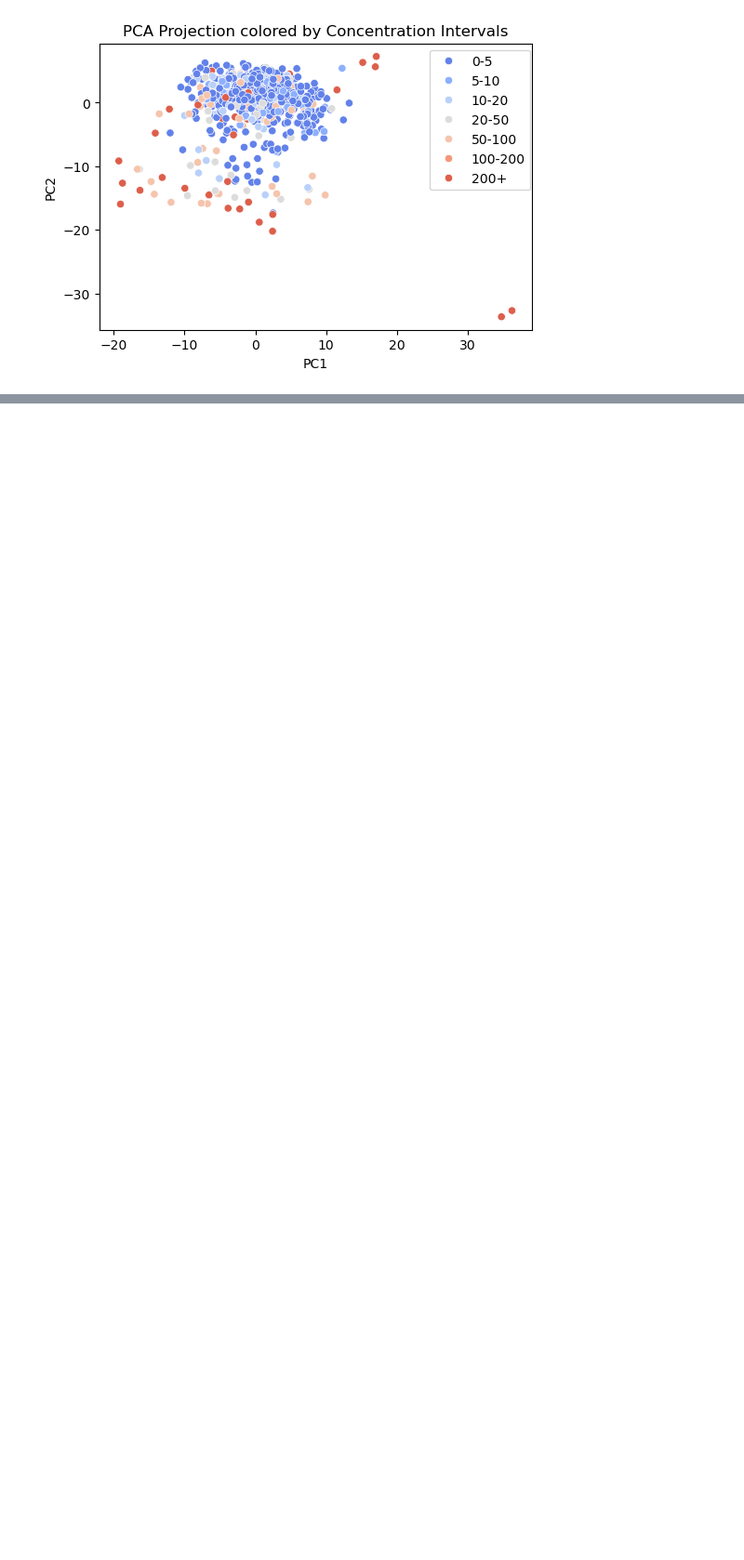
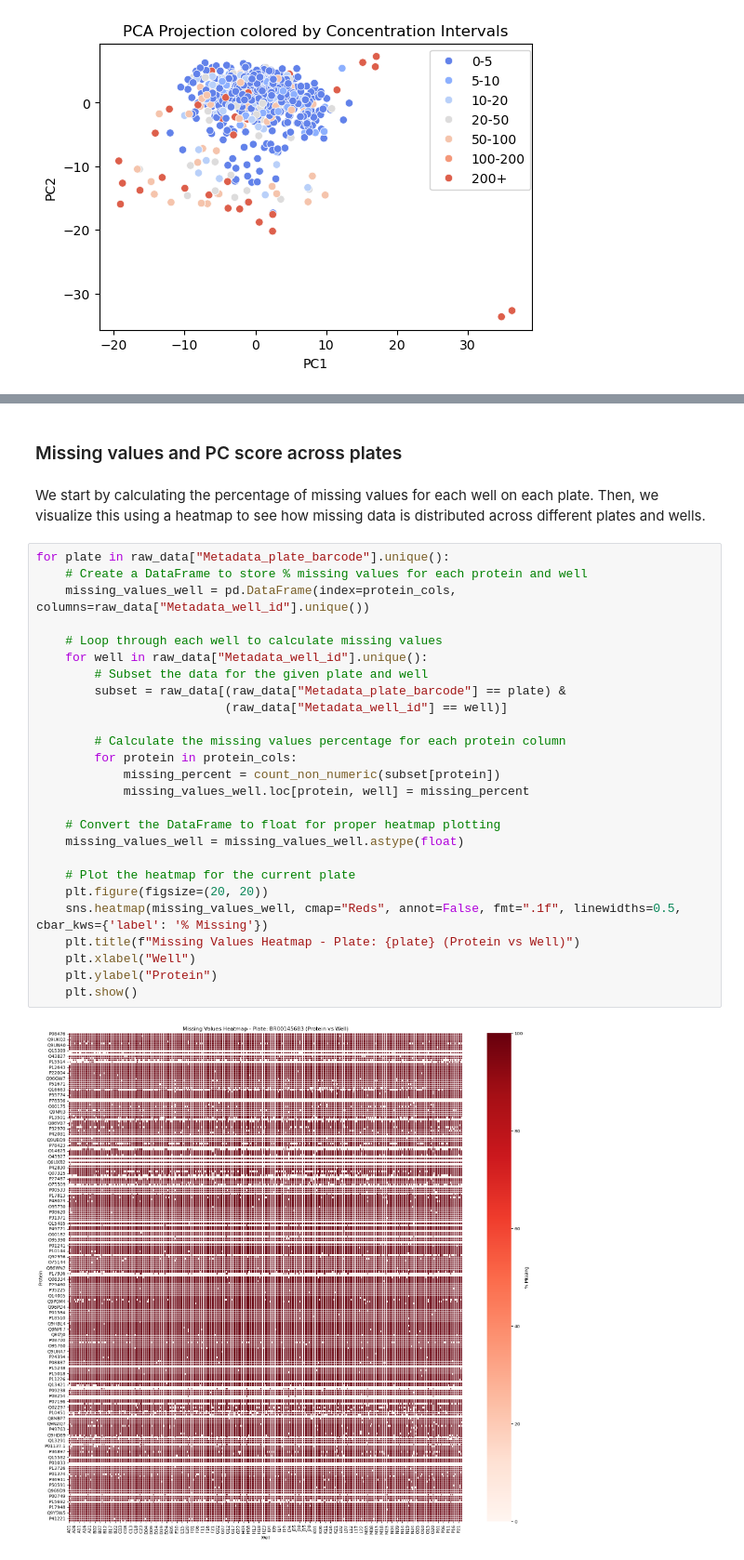
Before and after one commit to broadinstitute/2025_Grigoryan_Proteomics, a Jupyter notebook: 00.exploratory_analysis/first_analysis.ipynb, the cells around one changed output, grey strips where cells are left out. Shown at 93% size. Drawn from its saved outputs; the diff is of its cells as text; blank space fills up the shorter version.

```diff
--- a/00.exploratory_analysis/first_analysis.ipynb
+++ b/00.exploratory_analysis/first_analysis.ipynb
@@ -307,0 +303,32 @@ plt.show()
+# %% [markdown]
+### Missing values and PC score across plates
+# %% [markdown]
+We start by calculating the percentage of missing values for each well on each plate. Then, we visualize this using a heatmap to see how missing data is distributed across different plates and wells.
+# %%
+for plate in raw_data["Metadata_plate_barcode"].unique():
+    # Create a DataFrame to store % missing values for each protein and well
+    missing_values_well = pd.DataFrame(index=protein_cols, columns=raw_data["Metadata_well_id"].unique())
+
+    # Loop through each well to calculate missing values
+    for well in raw_data["Metadata_well_id"].unique():
+        # Subset the data for the given plate and well
+        subset = raw_data[(raw_data["Metadata_plate_barcode"] == plate) &
+                          (raw_data["Metadata_well_id"] == well)]
+
+        # Calculate the missing values percentage for each protein column
+        for protein in protein_cols:
+            missing_percent = count_non_numeric(subset[protein])
+            missing_values_well.loc[protein, well] = missing_percent
+
+    # Convert the DataFrame to float for proper heatmap plotting
+    missing_values_well = missing_values_well.astype(float)
+
+    # Plot the heatmap for the current plate
+    plt.figure(figsize=(20, 20))
+    sns.heatmap(missing_values_well, cmap="Reds", annot=False, fmt=".1f", linewidths=0.5, cbar_kws={'label': '% Missing'})
+    plt.title(f"Missing Values Heatmap - Plate: {plate} (Protein vs Well)")
+    plt.xlabel("Well")
+    plt.ylabel("Protein")
+    plt.show()
+# %% [output]
+[figure, added]
```
Also changed, not shown: parts of 10 cells of this notebook.
